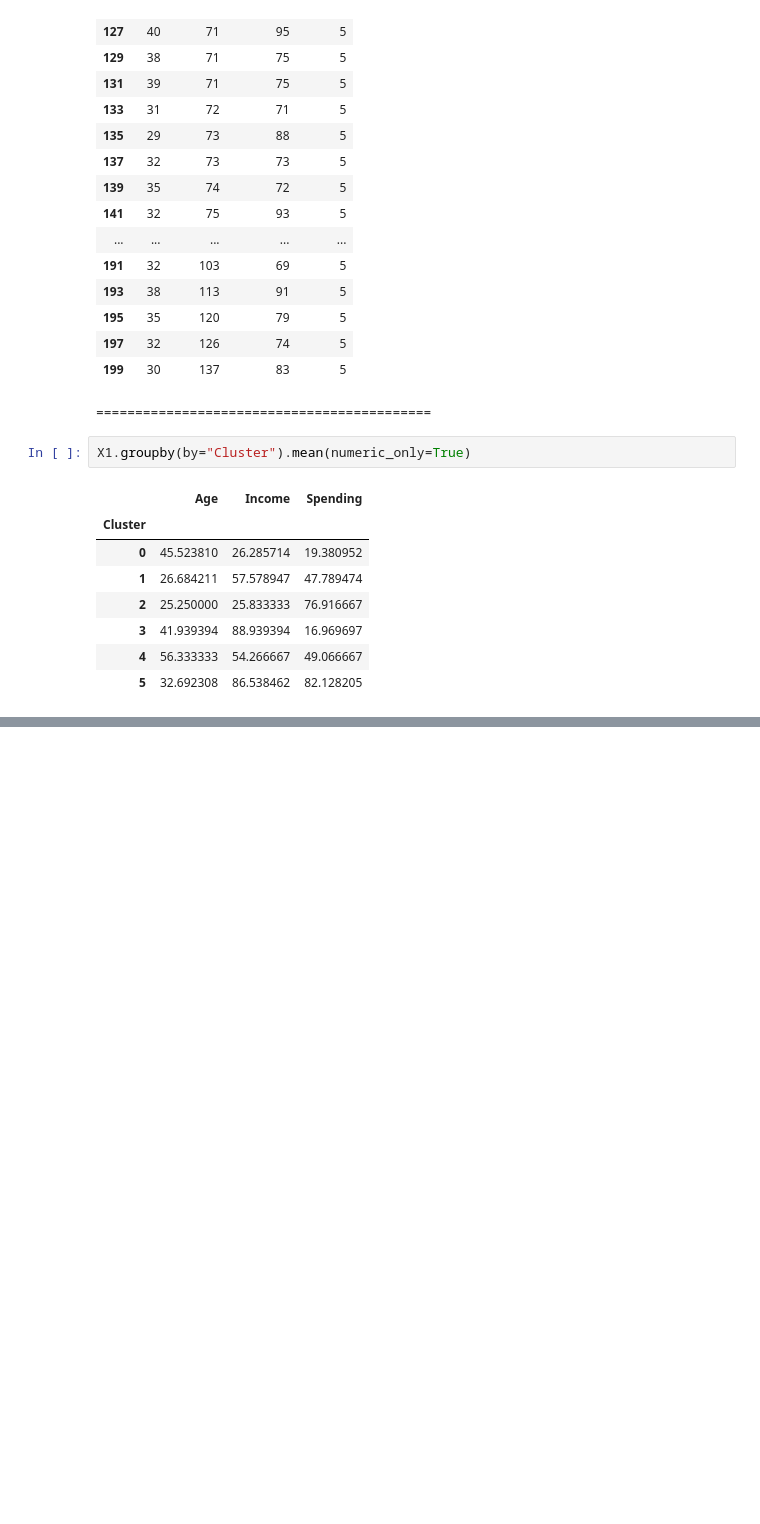
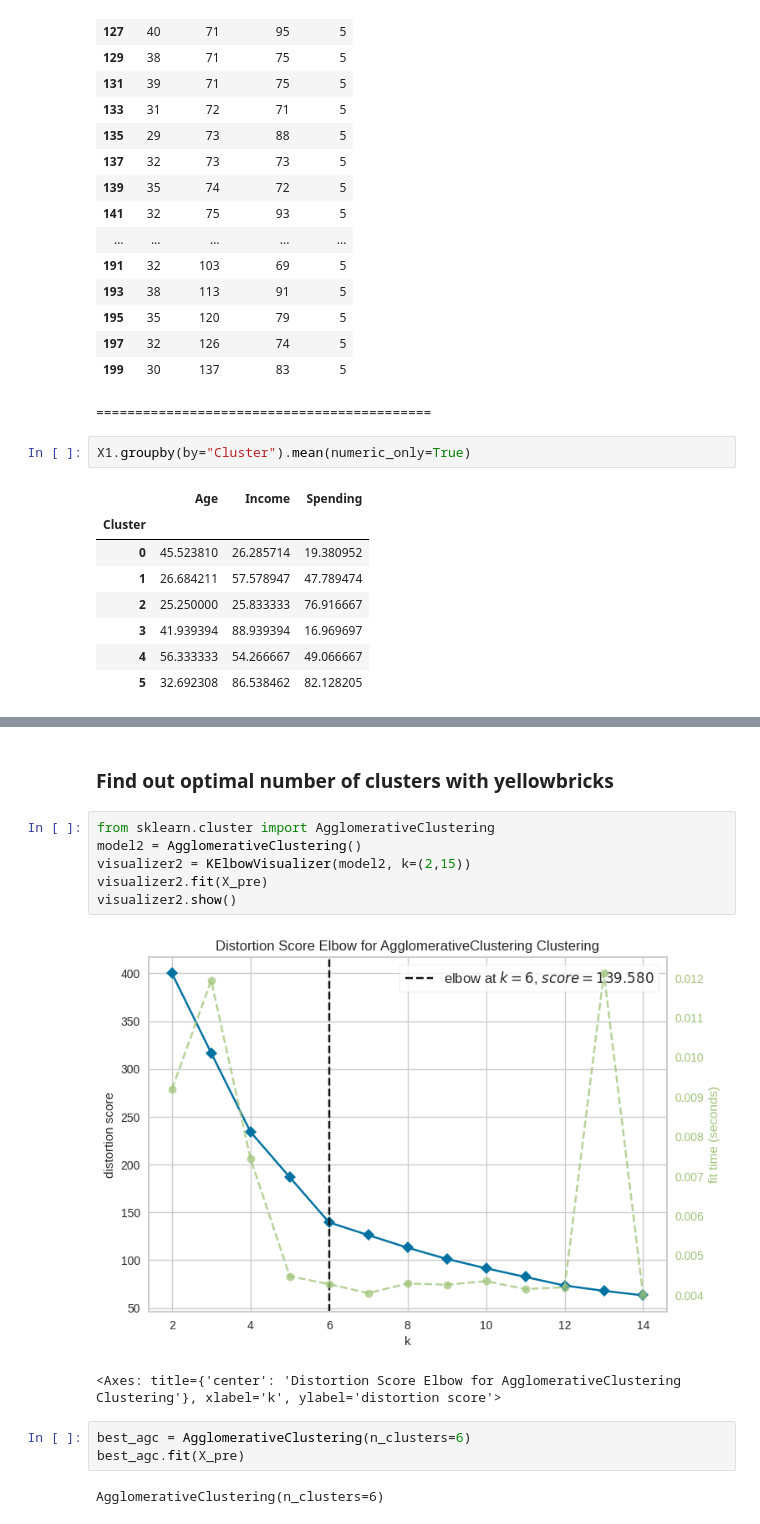
Before and after one commit to utkarshg1/DL-2pm-4pm-Weekend, a Jupyter notebook: Clustering.ipynb, the cells around one changed output, grey strips where cells are left out. Cells and saved outputs as stored; diff of their text form; blank space fills up the shorter version.

```diff
--- a/Clustering.ipynb
+++ b/Clustering.ipynb
@@ -366,0 +370,16 @@ fig2.show()
+# %% [markdown]
+### Find out optimal number of clusters with yellowbricks
+# %%
+from sklearn.cluster import AgglomerativeClustering
+model2 = AgglomerativeClustering()
+visualizer2 = KElbowVisualizer(model2, k=(2,15))
+visualizer2.fit(X_pre)
+visualizer2.show()
+# %% [output]
+[figure, added]
+<Axes: title={'center': 'Distortion Score Elbow for AgglomerativeClustering Clustering'}, xlabel='k', ylabel='distortion score'>
+# %%
+best_agc = AgglomerativeClustering(n_clusters=6)
+best_agc.fit(X_pre)
+# %% [output]
+AgglomerativeClustering(n_clusters=6)
```
Also changed, not shown: parts of 8 cells of this notebook.
